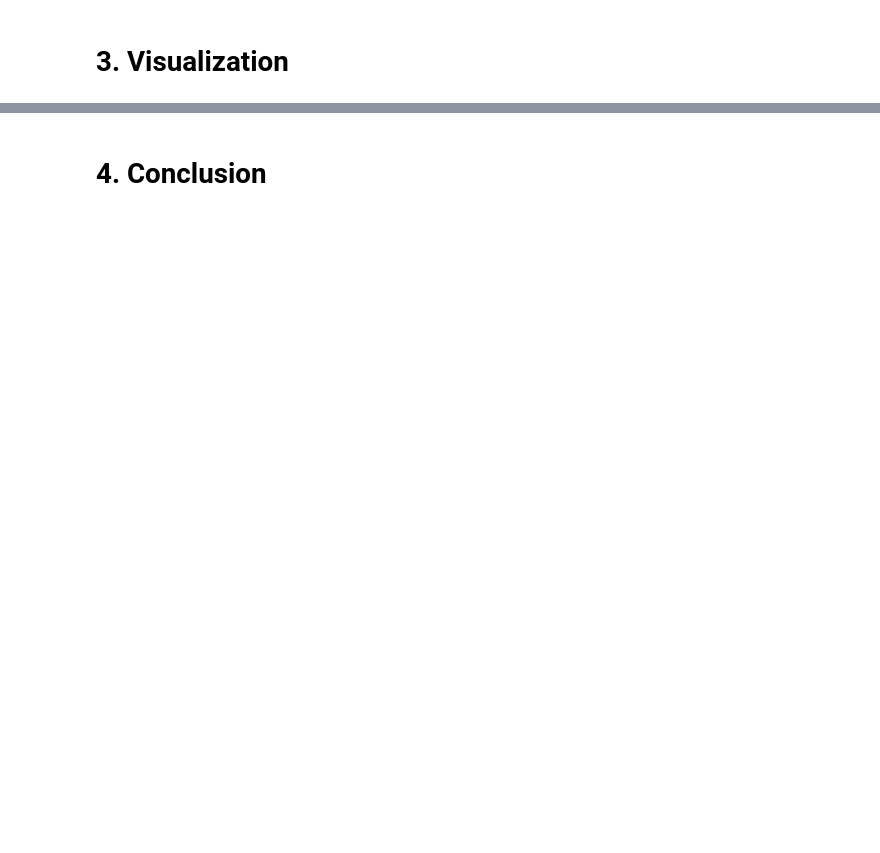
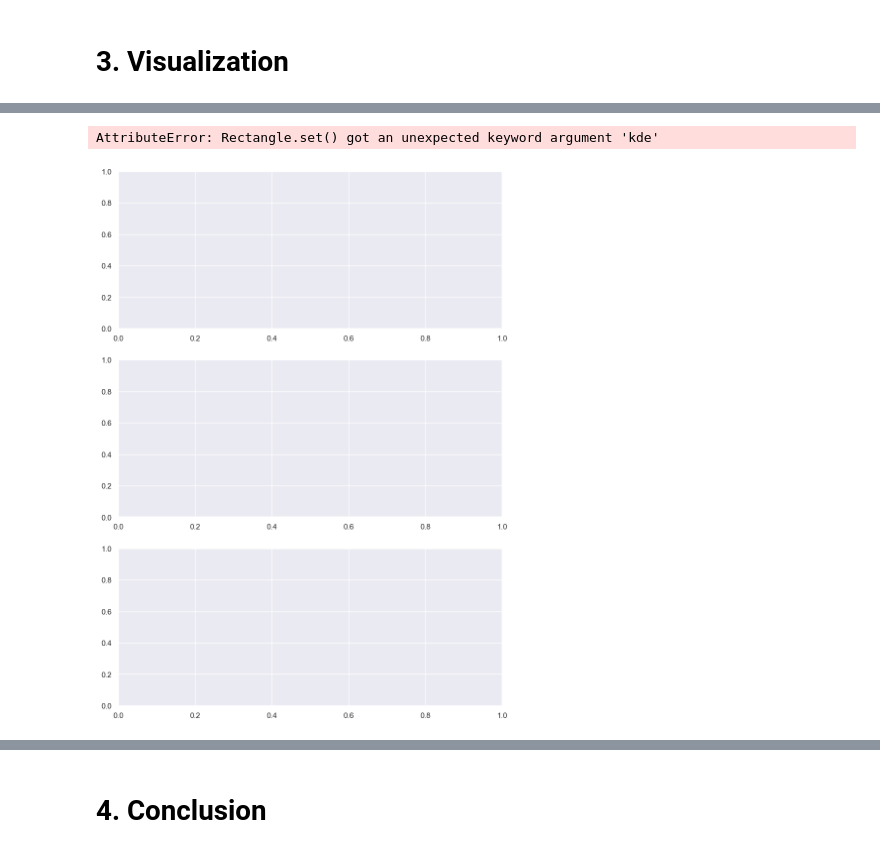
Before and after one commit to Crediteur/Jupyter-Notebooks, a Jupyter notebook: BeeSpotter_Contribution_Analysis/CM2015_BeeSpotter_Contribution_Analysis.ipynb, the cells around one changed output, grey strips where cells are left out. Saved outputs shown, nothing was run; the diff lists cells and outputs as text; code cells hidden in the pictures; blank space fills up the shorter version.

```diff
--- a/BeeSpotter_Contribution_Analysis/CM2015_BeeSpotter_Contribution_Analysis.ipynb
+++ b/BeeSpotter_Contribution_Analysis/CM2015_BeeSpotter_Contribution_Analysis.ipynb
@@ -277,0 +385,10 @@ Name: count, dtype: int64
+# %%
+fig, axes =  plt.subplots(3, 1, figsize=(10, 14))
+sns.countplot(data, x=data['Year Spotted'], ax=axes[0], hue="Gender")
+sns.countplot(data, x=data['Month Spotted'], ax=axes[1], hue="Gender")
+sns.countplot(data, x=data['Day Spotted'], ax=axes[2], hue="Gender")
+fig.suptitle('hello')
+fig.tight_layout()
+# %% [output]
+AttributeError: Rectangle.set() got an unexpected keyword argument 'kde'
+[figure, added]
```
Also changed, not shown: parts of 25 cells of this notebook.
